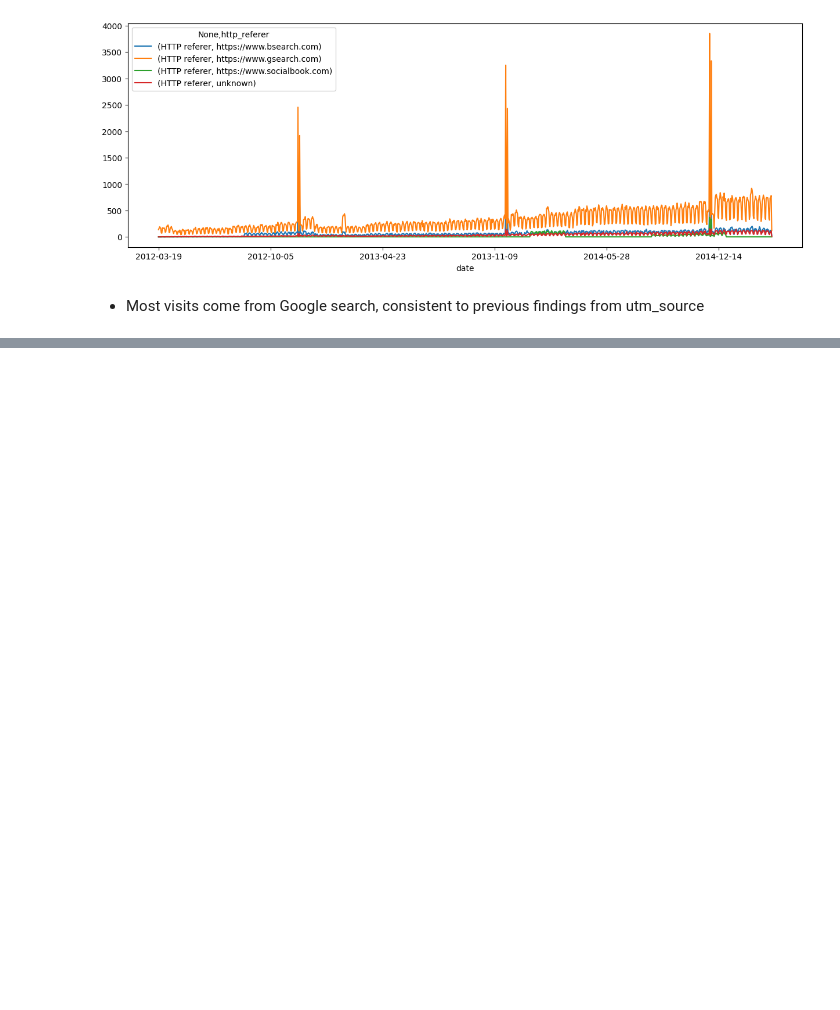
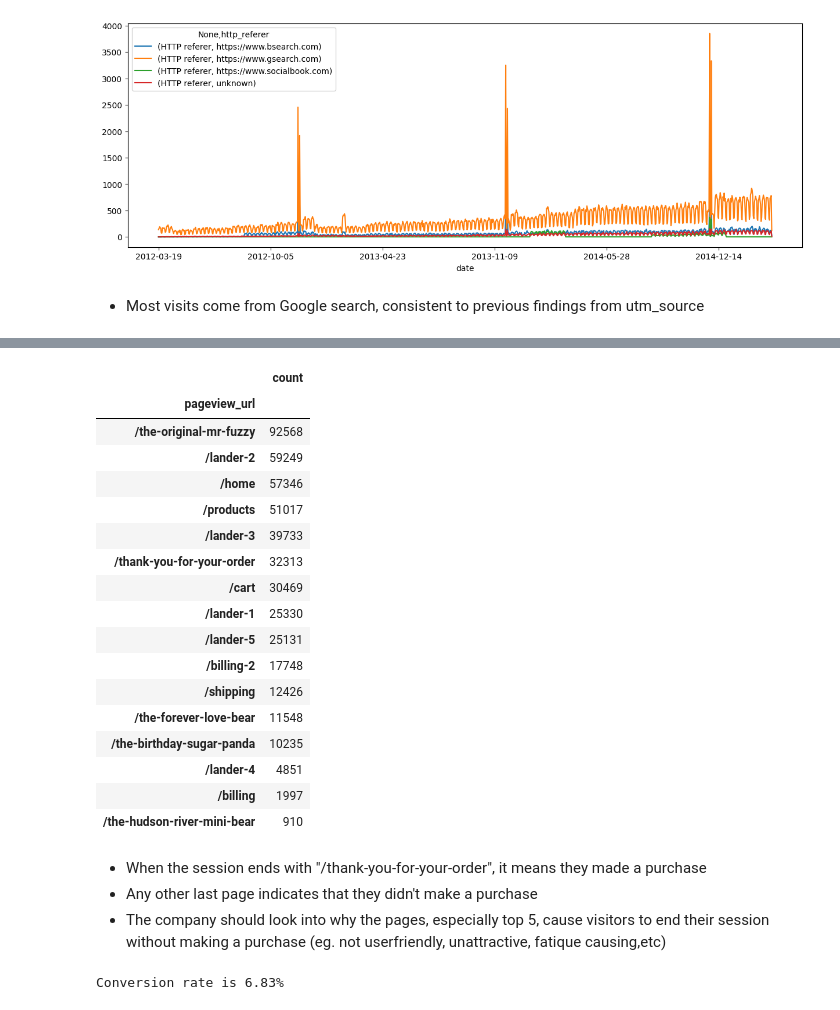
Before and after one commit to chaulnb05/Fuzzy_Ecom, a Jupyter notebook: Notebooks/eda.ipynb, the cells around one changed output, grey strips where cells are left out. Cells and saved outputs as stored; diff of their text form; code cells hidden in the pictures; blank space fills up the shorter version.

```diff
--- a/Notebooks/eda.ipynb
+++ b/Notebooks/eda.ipynb
@@ -479,0 +570,34 @@ charts.categorical_time_series(session_df,"http_referer","HTTP referer")
+# %%
+gr_last_page = last_page.groupby(by="pageview_url").count().sort_values(by="website_session_id",ascending=False)
+gr_last_page = gr_last_page.rename(columns={"website_session_id":"count"})
+gr_last_page
+# %% [output]
+|  | count |
+| pageview_url |  |
+| /the-original-mr-fuzzy | 92568 |
+| /lander-2 | 59249 |
+| /home | 57346 |
+| /products | 51017 |
+| /lander-3 | 39733 |
+| /thank-you-for-your-order | 32313 |
+| /cart | 30469 |
+| /lander-1 | 25330 |
+| /lander-5 | 25131 |
+| /billing-2 | 17748 |
+| /shipping | 12426 |
+| /the-forever-love-bear | 11548 |
+| /the-birthday-sugar-panda | 10235 |
+| /lander-4 | 4851 |
+| /billing | 1997 |
+| /the-hudson-river-mini-bear | 910 |
+# %% [markdown]
+- When the session ends with "/thank-you-for-your-order", it means they made a purchase
+- Any other last page indicates that they didn't make a purchase
+- The company should look into why the pages, especially top 5, cause visitors to end their session without making a purchase (eg. not userfriendly, unattractive, fatique causing,etc)
+# %%
+purchase = gr_last_page.loc["/thank-you-for-your-order"].values[0]
+total = len(last_page)
+conversion_rate = round((purchase/total)*100,2)
+print(f"Conversion rate is {conversion_rate}%")
+# %% [output]
+Conversion rate is 6.83%
```
Also changed, not shown: parts of 9 cells of this notebook.
